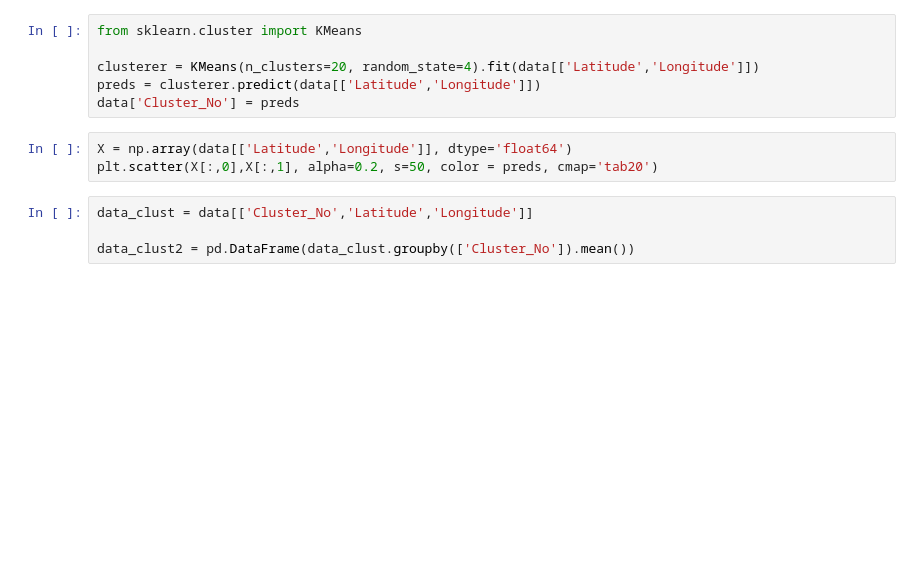
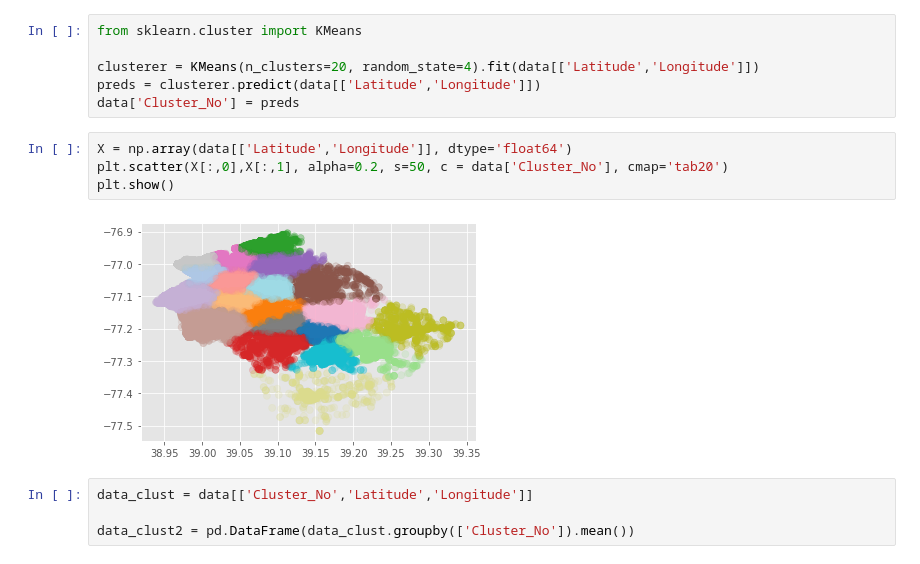
Before and after one commit to hudsonbat/Data-205, a Jupyter notebook: Regression_Trees_Location.ipynb, the cells around one changed output. Cells and saved outputs as stored; diff of their text form; blank space fills up the shorter version.

```diff
--- a/Regression_Trees_Location.ipynb
+++ b/Regression_Trees_Location.ipynb
@@ -110,7 +110,10 @@ preds = clusterer.predict(data[['Latitude','Longitude']])
 data['Cluster_No'] = preds
 # %%
 X = np.array(data[['Latitude','Longitude']], dtype='float64')
-plt.scatter(X[:,0],X[:,1], alpha=0.2, s=50, color = preds, cmap='tab20')
+plt.scatter(X[:,0],X[:,1], alpha=0.2, s=50, c = data['Cluster_No'], cmap='tab20')
+plt.show()
+# %% [output]
+[figure, added]
 # %%
 data_clust = data[['Cluster_No','Latitude','Longitude']]
 
```
Also changed, not shown: parts of 6 cells of this notebook.
